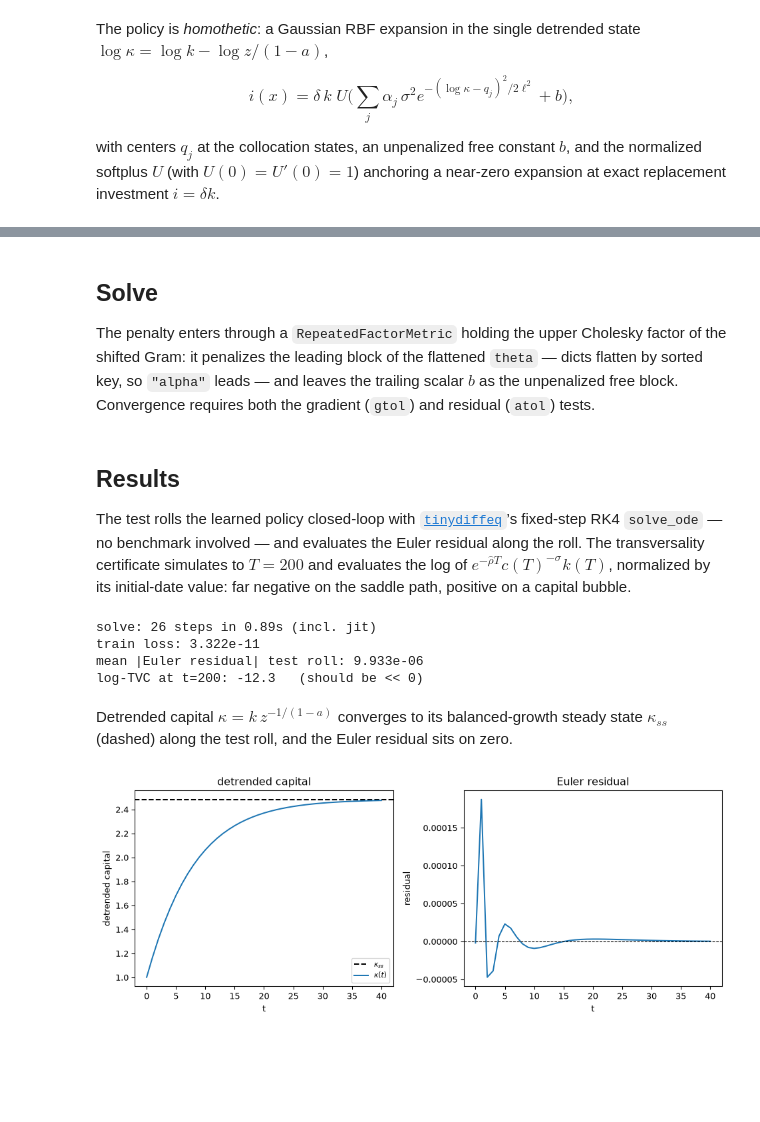
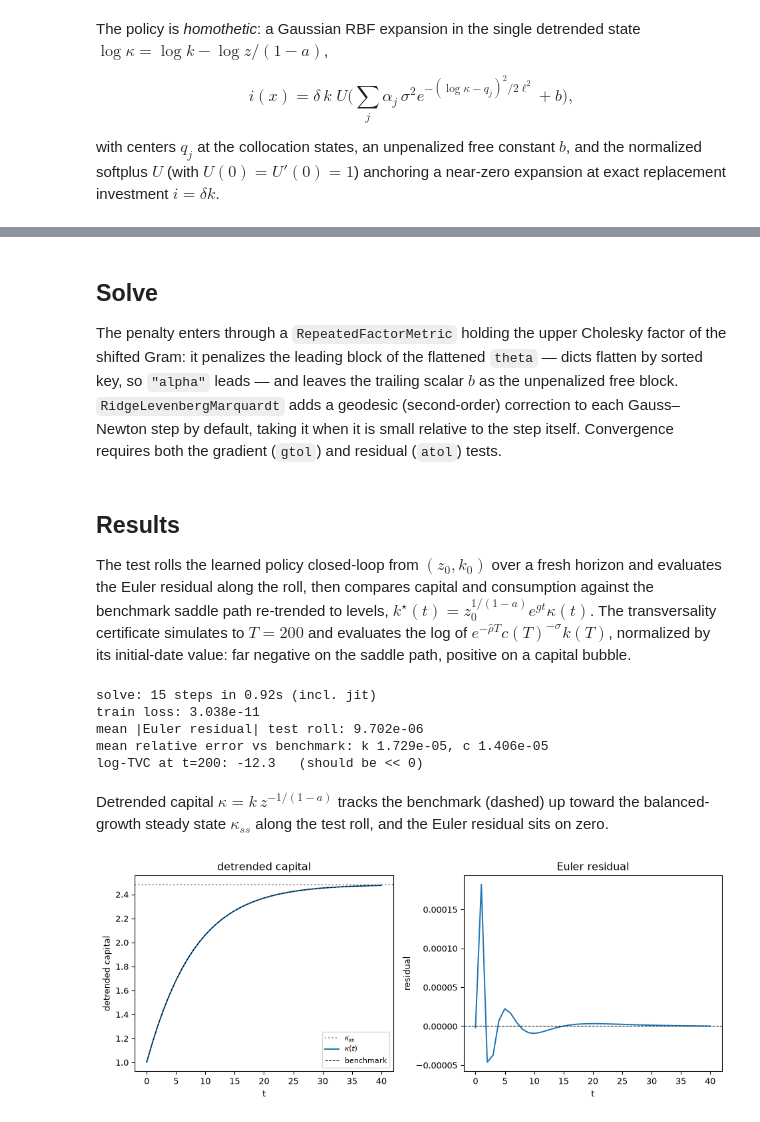
Before and after one commit to HighDimensionalEconLab/kernels, a Jupyter notebook: notebooks/growth_recursive_kernel_annotated.ipynb, the cells around one changed output, grey strips where cells are left out. Drawn from its saved outputs; the diff is of its cells as text; code cells hidden in the pictures; blank space fills up the shorter version.

```diff
--- a/notebooks/growth_recursive_kernel_annotated.ipynb
+++ b/notebooks/growth_recursive_kernel_annotated.ipynb
@@ -230,8 +267,10 @@ The penalty enters through a `RepeatedFactorMetric` holding the upper
 Cholesky factor of the shifted Gram: it penalizes the leading block of
 the flattened `theta` — dicts flatten by sorted key, so `"alpha"` leads
 — and leaves the trailing scalar $b$ as the unpenalized free block.
-Convergence requires both the gradient (`gtol`) and residual (`atol`)
-tests.
+`RidgeLevenbergMarquardt` adds a geodesic (second-order) correction to
+each Gauss–Newton step by default, taking it when it is small relative
+to the step itself. Convergence requires both the gradient (`gtol`) and
+residual (`atol`) tests.
 # %%
 gram = rbf_features(centers)
 metric = RepeatedFactorMetric(
@@ -242,7 +281,11 @@ metric = RepeatedFactorMetric(
 theta_0 = {"alpha": jnp.zeros(TRAIN_POINTS), "b": jnp.zeros(())}
 
 solver = RidgeLevenbergMarquardt(
-    residual_fn, metric=metric, ridge=RIDGE, init_damping=INIT_DAMPING
+    residual_fn,
+    metric=metric,
+    ridge=RIDGE,
+    init_damping=INIT_DAMPING,
+    damping_decrease=DAMPING_DECREASE,
 )
 start = time.perf_counter()
 result = solver.solve(
@@ -259,36 +302,29 @@ theta = result.x
 # %% [markdown]
 ## Results
 
-The test rolls the learned policy closed-loop with
-[`tinydiffeq`](https://github.com/HighDimensionalEconLab/tinydiffeq)’s
-fixed-step RK4 `solve_ode` — no benchmark involved — and evaluates the
-Euler residual along the roll. The transversality certificate simulates
-to $T = 200$ and evaluates the log of
-$e^{-\hat\rho T} c(T)^{-\sigma} k(T)$, normalized by its initial-date
-value: far negative on the saddle path, positive on a capital bubble.
+The test rolls the learned policy closed-loop from $(z_0, k_0)$ over a
+fresh horizon and evaluates the Euler residual along the roll, then
+compares capital and consumption against the benchmark saddle path
+re-trended to levels, $k^\star(t) = z_0^{1/(1-a)} e^{g t} \kappa(t)$.
+The transversality certificate simulates to $T = 200$ and evaluates the
+log of $e^{-\hat\rho T} c(T)^{-\sigma} k(T)$, normalized by its
+initial-date value: far negative on the saddle path, positive on a
+capital bubble.
 # %%
-def simulate(theta, initial_log_state, T, n_steps, p):
-    def drift_field(log_state, _, args, p):
-        theta, structural = p
-        return log_state_drift(theta, log_state, structural)
-
-    return solve_ode(
-        drift_field,
-        RK4(),
-        0.0,
-        T,
-        initial_log_state,
-        dt_0=T / n_steps,
-        controller=ConstantStepSize(),
-        max_steps=n_steps,
-        save_at=SaveAt(steps=True),
-        p=(theta, p),
-    )
-
-
 initial_log_state = jnp.log(jnp.array([z_0, k_0]))
 test_solution = simulate(theta, initial_log_state, TEST_T, TEST_STEPS, p)
 euler_test = jax.vmap(lambda s: euler_residual(theta, s, p))(test_solution.xs)
+z_test, k_test = jnp.exp(test_solution.xs).T
+c_test = jax.vmap(lambda s: consumption(theta, s, p))(test_solution.xs)
+
+scale_test = z_0 ** (1.0 / (1.0 - a)) * jnp.exp(g * test_solution.ts)
+kappa_benchmark, c_tilde_benchmark = benchmark(test_solution.ts).T
+k_error = jnp.abs(k_test - scale_test * kappa_benchmark) / (
+    scale_test * kappa_benchmark
+)
+c_error = jnp.abs(c_test - scale_test * c_tilde_benchmark) / (
+    scale_test * c_tilde_benchmark
+)
 
 # Log transversality certificate at T, normalized by its initial-date value:
 # (-rho_hat T - sigma log c(T) + log k(T)) - (-sigma log c(0) + log k(0)).
@@ -304,29 +340,34 @@ log_tvc = (-rho_hat * TVC_T - sigma_crra * jnp.log(c_T) + jnp.log(k_T)) - (
 print(f"solve: {int(result.steps)} steps in {solve_time:.2f}s (incl. jit)")
 print(f"train loss: {float(result.info.resid_loss):.3e}")
 print(f"mean |Euler residual| test roll: {float(jnp.abs(euler_test).mean()):.3e}")
+print(
+    f"mean relative error vs benchmark: k {float(k_error.mean()):.3e}, "
+    f"c {float(c_error.mean()):.3e}"
+)
 print(f"log-TVC at t={TVC_T:.0f}: {float(log_tvc):.1f}   (should be << 0)")
 # %% [output]
-solve: 26 steps in 0.89s (incl. jit)
-train loss: 3.322e-11
-mean |Euler residual| test roll: 9.933e-06
+solve: 15 steps in 0.92s (incl. jit)
+train loss: 3.038e-11
+mean |Euler residual| test roll: 9.702e-06
+mean relative error vs benchmark: k 1.729e-05, c 1.406e-05
 log-TVC at t=200: -12.3   (should be << 0)
 # %% [markdown]
-Detrended capital $\kappa = k\, z^{-1/(1-a)}$ converges to its
-balanced-growth steady state $\kappa_{ss}$ (dashed) along the test roll,
-and the Euler residual sits on zero.
+Detrended capital $\kappa = k\, z^{-1/(1-a)}$ tracks the benchmark
+(dashed) up toward the balanced-growth steady state $\kappa_{ss}$ along
+the test roll, and the Euler residual sits on zero.
 # %%
-z_test, k_test = jnp.exp(test_solution.xs).T
 kappa_test = k_test / z_test ** (1.0 / (1.0 - a))
 
 fig, (ax_k, ax_r) = plt.subplots(1, 2, figsize=(10, 4))
-ax_k.axhline(float(kappa_ss), color="k", linestyle="--", label=r"$\kappa_{ss}$")
+ax_k.axhline(float(kappa_ss), color="0.6", linestyle=":", label=r"$\kappa_{ss}$")
 ax_k.plot(test_solution.ts, kappa_test, "C0", label=r"$\kappa(t)$")
+ax_k.plot(test_solution.ts, kappa_benchmark, "k--", linewidth=0.8, label="benchmark")
 ax_k.set(xlabel="t", ylabel="detrended capital", title="detrended capital")
 ax_k.legend(fontsize=8)
 ax_r.plot(test_solution.ts, euler_test, "C0")
 ax_r.axhline(0.0, color="k", linestyle="--", linewidth=0.8)
 ax_r.set(xlabel="t", ylabel="residual", title="Euler residual")
 fig.tight_layout()
 plt.show()
 # %% [output]
-[figure, old version]
+[figure, new version]
```
Also changed, not shown: parts of 8 cells of this notebook, 17 other files.
